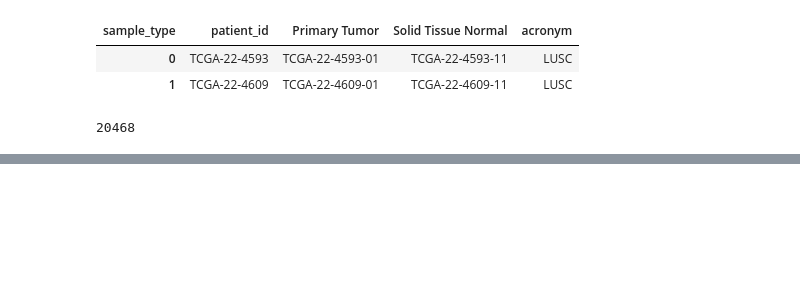
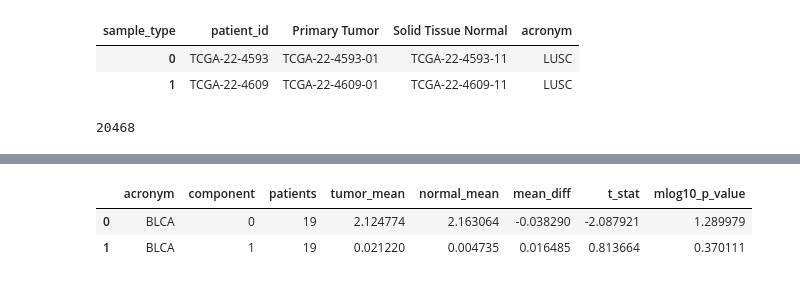
Before and after one commit to cognoma/cancer-data, a Jupyter notebook: 5.differential-expression.ipynb, the cells around one changed output, grey strips where cells are left out. Saved outputs shown, nothing was run; the diff lists cells and outputs as text; code cells hidden in the pictures; blank space fills up the shorter version.

```diff
--- a/5.differential-expression.ipynb
+++ b/5.differential-expression.ipynb
@@ -90,0 +141,13 @@ diffex_df.to_csv(path, sep='\t', index=False, compression='bz2', float_format='%
+# %%
+diffex_nmf_df = (type_df
+    .groupby('acronym')
+    .apply(get_diffex, expr_df=expr_nmf_df)
+    .reset_index('acronym')
+    .rename(columns={'entrez_gene_id': 'component'})
+    .query("patients >= 5")
+)
+diffex_nmf_df.head(2)
+# %% [output]
+|  | acronym | component | patients | tumor_mean | normal_mean | mean_diff | t_stat | mlog10_p_value |
+| 0 | BLCA | 0 | 19 | 2.124774 | 2.163064 | -0.038290 | -2.087921 | 1.289979 |
+| 1 | BLCA | 1 | 19 | 0.021220 | 0.004735 | 0.016485 | 0.813664 | 0.370111 |
```
Also changed, not shown: parts of 7 cells of this notebook, 1 other file.
